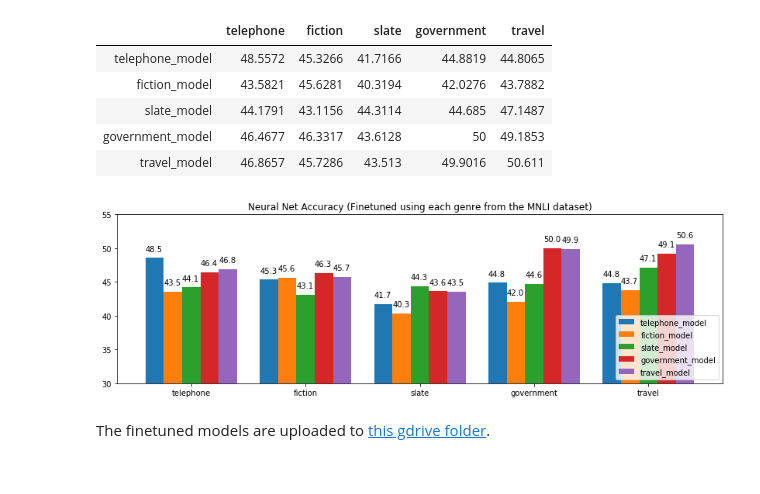
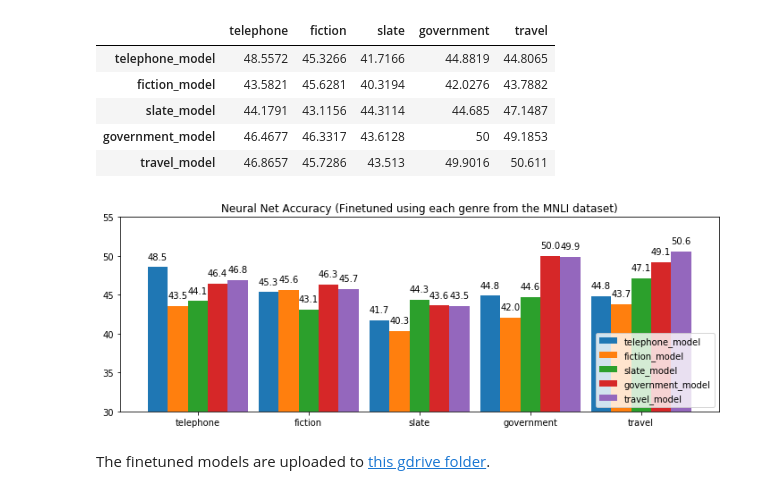
Before and after one commit to iyengarlekha/BOW-model-for-Natural-Language-Inference, a Jupyter notebook: Finetune with MNLI.ipynb, the cells around one changed output. Drawn from its saved outputs; the diff is of its cells as text; code cells hidden in the pictures.

```diff
--- a/Finetune with MNLI.ipynb
+++ b/Finetune with MNLI.ipynb
@@ -336,12 +308,13 @@ df
 | travel_model | 46.8657 | 45.7286 | 43.513 | 49.9016 | 50.611 |
 # %%
 ax = df.T.plot(kind='bar', title='Neural Net Accuracy (Finetuned using each genre from the MNLI dataset)',
-             figsize=(14, 4), width=0.8, ylim=(30,55), rot=0)
+             figsize=(12, 4), width=0.9, ylim=(30,55), rot=0)
 ax.legend(loc='lower right')
 for p in ax.patches:
     ax.annotate(str(p.get_height())[:4], xy=(p.get_x(), p.get_height()+1))
+plt.savefig('tunedMNLI_all.png')
 # %% [output]
-[figure, old version]
+[figure, new version]
 # %% [markdown]
 The finetuned models are uploaded to [this gdrive folder](https://drive.google.com/drive/folders/1TRwEd7O2ifC72eBJBJ1-zTBfG0nUC1tF?usp=sharing).
 # %%
```
Also changed, not shown: parts of 17 cells of this notebook.
